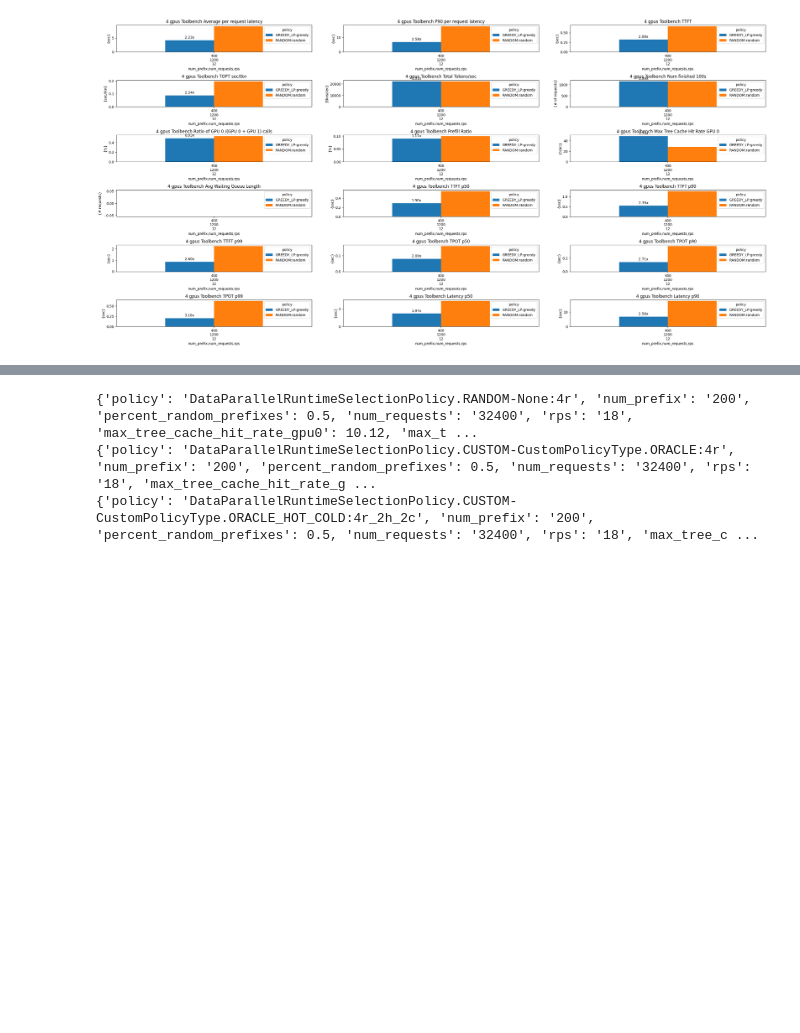
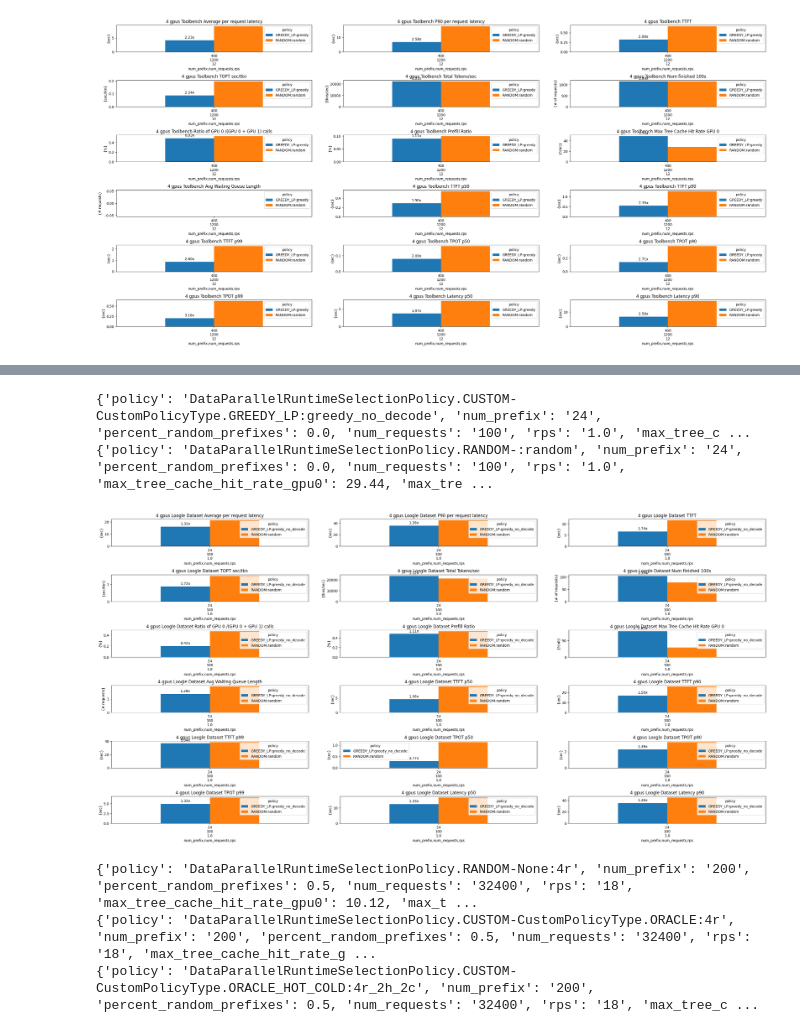
Before and after one commit to WukLab/preble, a Jupyter notebook: multi_node/benchmarks/plot_rps_results.ipynb, the cells around one changed output, grey strips where cells are left out. Cells and saved outputs as stored; diff of their text form; code cells hidden in the pictures; blank space fills up the shorter version.

```diff
--- a/multi_node/benchmarks/plot_rps_results.ipynb
+++ b/multi_node/benchmarks/plot_rps_results.ipynb
@@ -404,3 +404,13 @@ plot_metrics(metrics, "Simulation 2 gpus Toolbench", global_metric_dfs=node_3_ex
+# %%
+log_file = 'logs_sim/loogle_non_simulated_4_v3.log'
+param_keys = ["model_name", "num_prefix", "percent_random_prefixes", "num_requests", "rps", "policy", "exp_time"]
+metrics = extract_metrics(log_file, param_keys, max_gpus=4)
+node_3_exp = {}
+plot_metrics(metrics, "4 gpus Loogle Dataset", global_metric_dfs=node_3_exp, baseline_key="RANDOM:random", ax_dims=(6,3))
+# %% [output]
+{'policy': 'DataParallelRuntimeSelectionPolicy.CUSTOM-CustomPolicyType.GREEDY_LP:greedy_no_decode', 'num_prefix': '24', 'percent_random_prefixes': 0.0, 'num_requests': '100', 'rps': '1.0', 'max_tree_c ...
+{'policy': 'DataParallelRuntimeSelectionPolicy.RANDOM-:random', 'num_prefix': '24', 'percent_random_prefixes': 0.0, 'num_requests': '100', 'rps': '1.0', 'max_tree_cache_hit_rate_gpu0': 29.44, 'max_tre ...
+[figure, added]
 # %%
 log_file = '/mnt/ssd1/alm-os/sglang_multi_model/logs/sim_hot_cold_rps18_1800.log'
 param_keys = ["model_name", "num_prefix", "percent_random_prefixes", "num_requests", "rps", "policy", "exp_time"]
```
Also changed, not shown: parts of 3 cells of this notebook, 23 other files.
